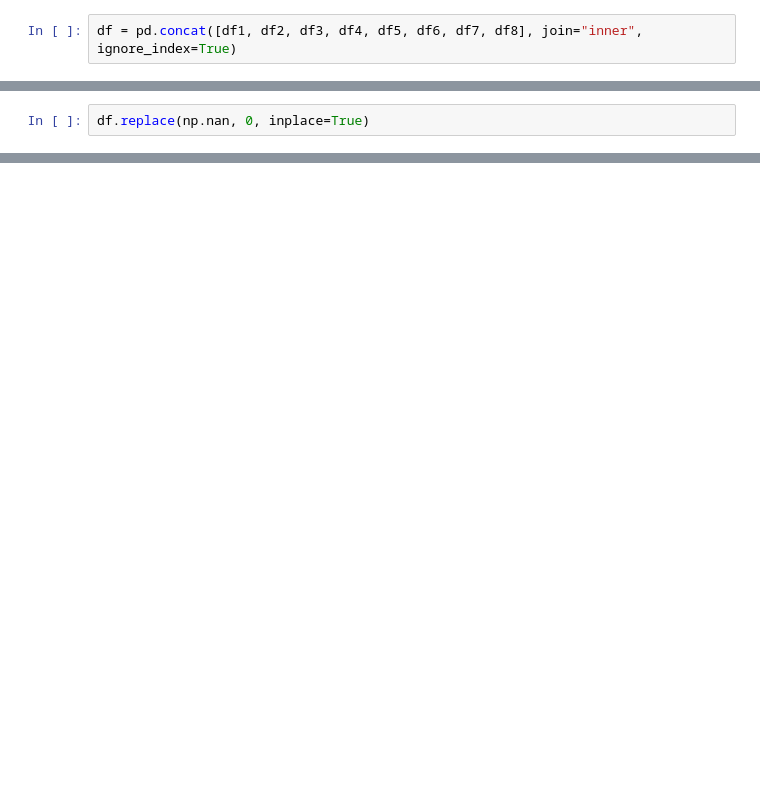
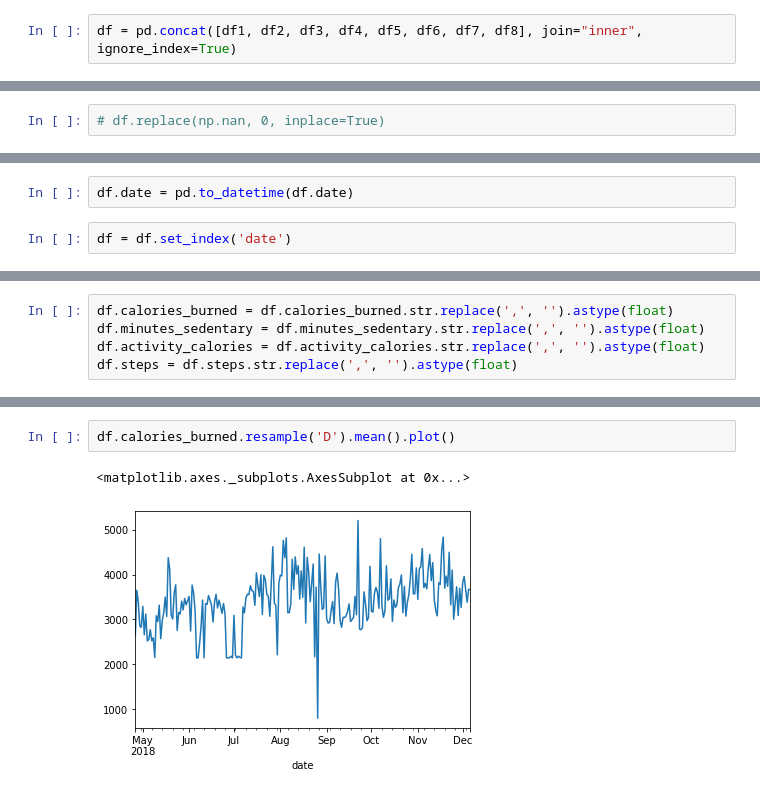
Before and after one commit to Jeff-Hutchins/ds-methodologies-exercises, a Jupyter notebook: time_series/project_fitbit.ipynb, the cells around one changed output, grey strips where cells are left out. Saved outputs shown, nothing was run; the diff lists cells and outputs as text; blank space fills up the shorter version.

```diff
--- a/time_series/project_fitbit.ipynb
+++ b/time_series/project_fitbit.ipynb
@@ -45,2 +47,2 @@ print(df[df.isnull().any(axis=1)][null_columns].head())
 # %%
-df.replace(np.nan, 0, inplace=True)
+# df.replace(np.nan, 0, inplace=True)
@@ -60,0 +51,4 @@ dtype: int64
+# %%
+df.date = pd.to_datetime(df.date)
+# %%
+df = df.set_index('date')
@@ -60,0 +69,5 @@ dtype: int64
+# %%
+df.calories_burned = df.calories_burned.str.replace(',', '').astype(float)
+df.minutes_sedentary = df.minutes_sedentary.str.replace(',', '').astype(float)
+df.activity_calories = df.activity_calories.str.replace(',', '').astype(float)
+df.steps = df.steps.str.replace(',', '').astype(float)
@@ -60,0 +87,5 @@ dtype: int64
+# %%
+df.calories_burned.resample('D').mean().plot()
+# %% [output]
+<matplotlib.axes._subplots.AxesSubplot at 0x...>
+[figure, added]
```
Also changed, not shown: parts of 13 cells of this notebook, 1 other file.
